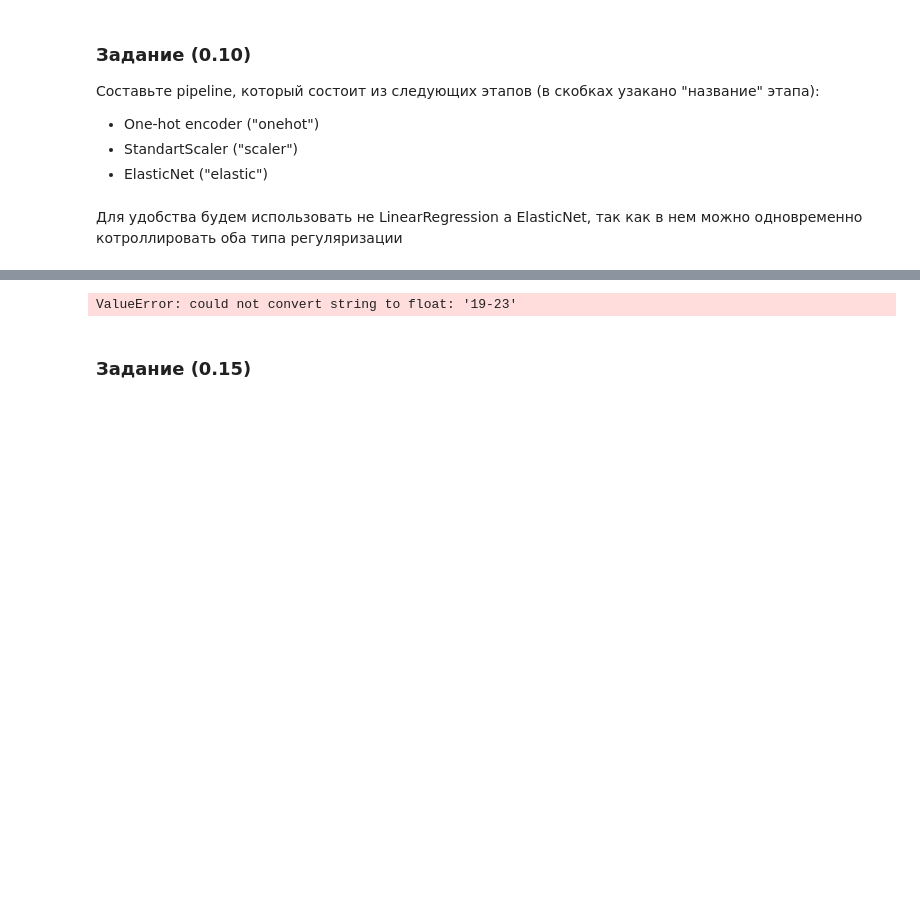
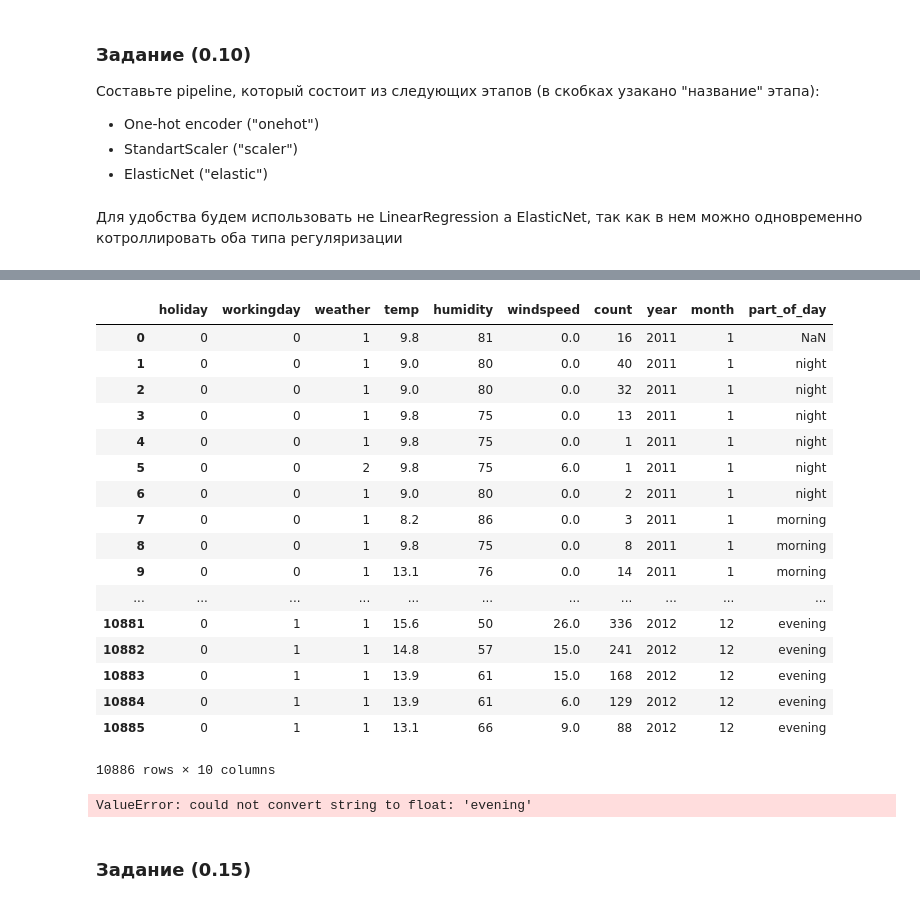
Before and after one commit to stormA4ka/hw, a Jupyter notebook: hw_4.ipynb, the cells around one changed output, grey strips where cells are left out. Saved outputs shown, nothing was run; the diff lists cells and outputs as text; code cells hidden in the pictures; blank space fills up the shorter version.

```diff
--- a/hw_4.ipynb
+++ b/hw_4.ipynb
@@ -343,6 +330,8 @@ part_of_day        10431 non-null object
 day-time           10886 non-null object
 dtypes: float64(2), int64(7), object(3)
 memory usage: 1020.6+ KB
+# %%
+df_clean = df_clean.drop(['year_month_hour', 'day-time'], axis=1)
 # %% [markdown]
 ### Задание (0.10)
 
@@ -375,7 +384,28 @@ model = Pipeline([
+# %%
+df_clean
+# %% [output]
+|  | holiday | workingday | weather | temp | humidity | windspeed | count | year | month | part_of_day |
+| 0 | 0 | 0 | 1 | 9.8 | 81 | 0.0 | 16 | 2011 | 1 | NaN |
+| 1 | 0 | 0 | 1 | 9.0 | 80 | 0.0 | 40 | 2011 | 1 | night |
+| 2 | 0 | 0 | 1 | 9.0 | 80 | 0.0 | 32 | 2011 | 1 | night |
+| 3 | 0 | 0 | 1 | 9.8 | 75 | 0.0 | 13 | 2011 | 1 | night |
+| 4 | 0 | 0 | 1 | 9.8 | 75 | 0.0 | 1 | 2011 | 1 | night |
+| 5 | 0 | 0 | 2 | 9.8 | 75 | 6.0 | 1 | 2011 | 1 | night |
+| 6 | 0 | 0 | 1 | 9.0 | 80 | 0.0 | 2 | 2011 | 1 | night |
+| 7 | 0 | 0 | 1 | 8.2 | 86 | 0.0 | 3 | 2011 | 1 | morning |
+| 8 | 0 | 0 | 1 | 9.8 | 75 | 0.0 | 8 | 2011 | 1 | morning |
+| 9 | 0 | 0 | 1 | 13.1 | 76 | 0.0 | 14 | 2011 | 1 | morning |
+| ... | ... | ... | ... | ... | ... | ... | ... | ... | ... | ... |
+| 10881 | 0 | 1 | 1 | 15.6 | 50 | 26.0 | 336 | 2012 | 12 | evening |
+| 10882 | 0 | 1 | 1 | 14.8 | 57 | 15.0 | 241 | 2012 | 12 | evening |
+| 10883 | 0 | 1 | 1 | 13.9 | 61 | 15.0 | 168 | 2012 | 12 | evening |
+| 10884 | 0 | 1 | 1 | 13.9 | 61 | 6.0 | 129 | 2012 | 12 | evening |
+| 10885 | 0 | 1 | 1 | 13.1 | 66 | 9.0 | 88 | 2012 | 12 | evening |
+10886 rows × 10 columns
 # %%
-model.fit(df_clean, y_train)
+model.fit(df_clean, y)
 # %% [output]
-ValueError: could not convert string to float: '19-23'
+ValueError: could not convert string to float: 'evening'
 # %% [markdown]
 ### Задание (0.15)
 # %% [markdown]
```
Also changed, not shown: parts of 8 cells of this notebook.
